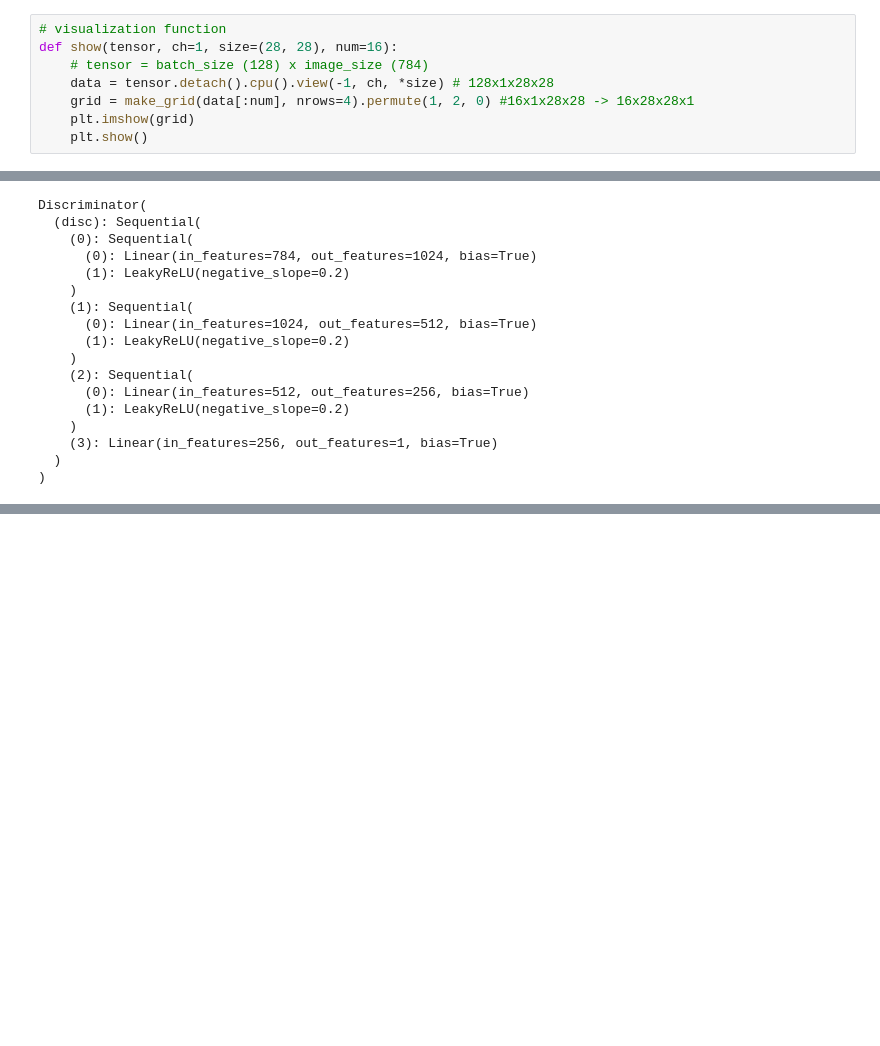
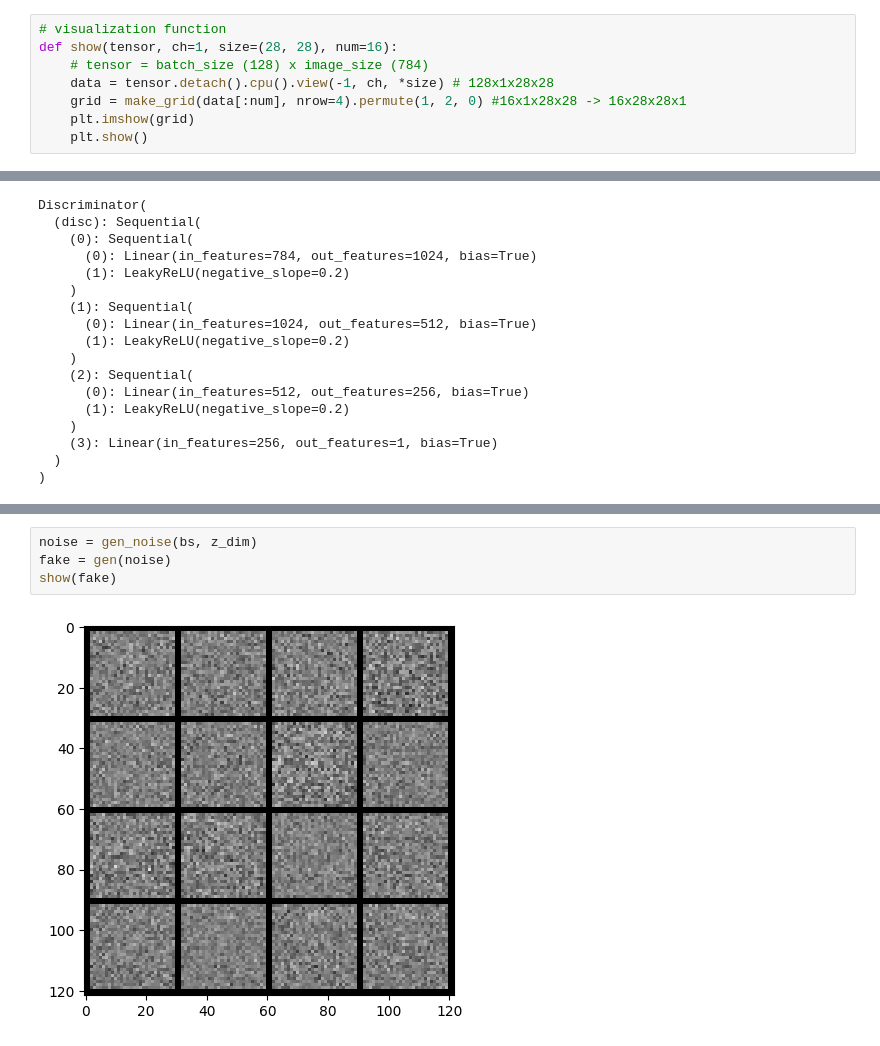
Before and after one commit to ysnarslan/GAN, a Jupyter notebook: GAN.ipynb, the cells around one changed output, grey strips where cells are left out. Drawn from its saved outputs; the diff is of its cells as text; blank space fills up the shorter version.

```diff
--- a/GAN.ipynb
+++ b/GAN.ipynb
@@ -15,7 +15,7 @@ import matplotlib.pyplot as plt
 def show(tensor, ch=1, size=(28, 28), num=16):
     # tensor = batch_size (128) x image_size (784)
     data = tensor.detach().cpu().view(-1, ch, *size) # 128x1x28x28
-    grid = make_grid(data[:num], nrows=4).permute(1, 2, 0) #16x1x28x28 -> 16x28x28x1
+    grid = make_grid(data[:num], nrow=4).permute(1, 2, 0) #16x1x28x28 -> 16x28x28x1
     plt.imshow(grid)
     plt.show()
 # %%
@@ -131,0 +139,6 @@ Discriminator(
+# %%
+noise = gen_noise(bs, z_dim)
+fake = gen(noise)
+show(fake)
+# %% [output]
+[figure, added]
```
Also changed, not shown: parts of 2 cells of this notebook.
